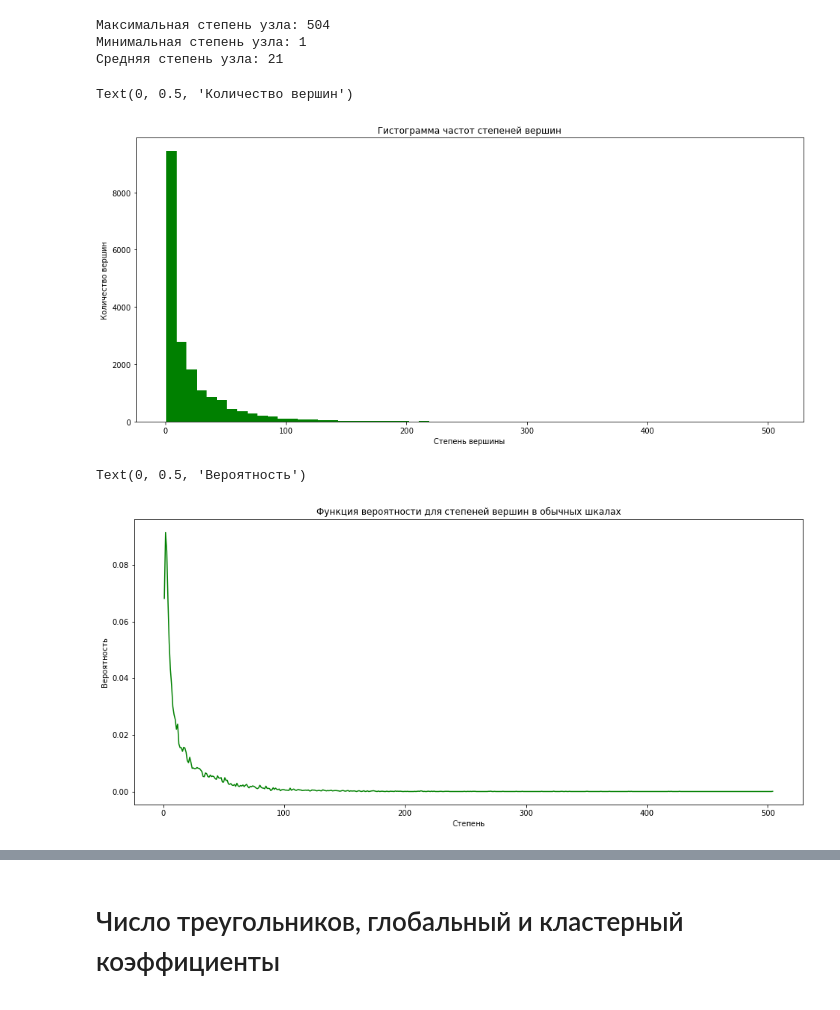
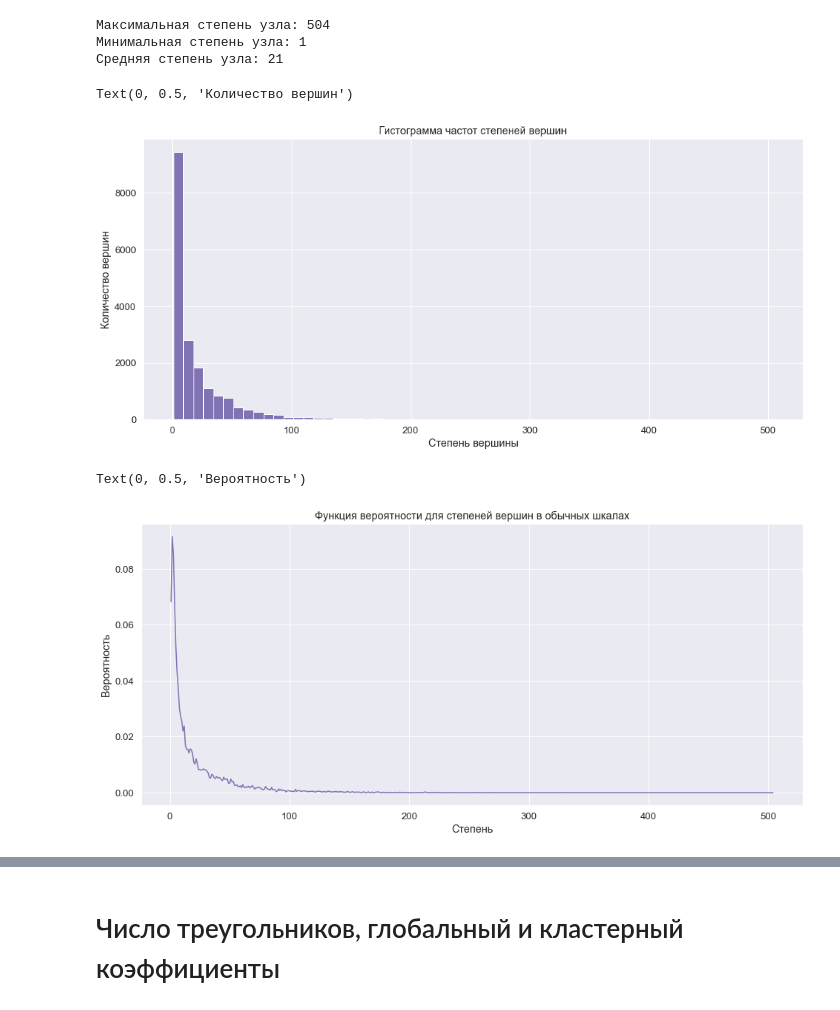
Before and after one commit to AnatolyAdamovich/graph-analysis, a Jupyter notebook: CO-Astro.ipynb, the cells around one changed output, grey strips where cells are left out. Saved outputs shown, nothing was run; the diff lists cells and outputs as text; code cells hidden in the pictures.

```diff
--- a/CO-Astro.ipynb
+++ b/CO-Astro.ipynb
@@ -9,6 +9,9 @@ import random
 import numpy as np
 import matplotlib.pyplot as plt
 %matplotlib inline
+import seaborn as sns
+sns.set_style("darkgrid")
+sns.set(font_scale = 1.2)
 
 random.seed(0)
 # %% [markdown]
@@ -212,25 +214,25 @@ print('Средняя степень узла:', int(sum(degrees)/len(degrees)))
 Средняя степень узла: 21
 # %%
 plt.figure(figsize=(16, 7))
-plt.hist(np.array(degrees), bins=60, color='g')
+plt.hist(np.array(degrees), bins=60, color='m')
 plt.title('Гистограмма частот степеней вершин')
 plt.xlabel('Степень вершины')
 plt.ylabel('Количество вершин')
 # %% [output]
 Text(0, 0.5, 'Количество вершин')
-[figure, old version]
+[figure, new version]
 # %%
 plt.figure(figsize=(16, 7))
-x_axis = np.arange(1, 505)
+x_axis = np.arange(min_deg, max_deg+1)
 y_axis = np.bincount(degrees) / G.nodes_count
-y_axis = y_axis[1:] # не учитываем нулевую степень
-plt.plot(x_axis, y_axis, c='g')
+y_axis = y_axis[min_deg:] # не учитываем нулевую степень
+plt.plot(x_axis, y_axis, c='m')
 
 plt.title('Функция вероятности для степеней вершин в обычных шкалах')
 plt.xlabel('Степень')
 plt.ylabel('Вероятность')
 # %% [output]
 Text(0, 0.5, 'Вероятность')
-[figure, old version]
+[figure, new version]
 # %%
 plt.figure(figsize=(15,7))
```
Also changed, not shown: parts of 5 cells of this notebook, 2 other files.
